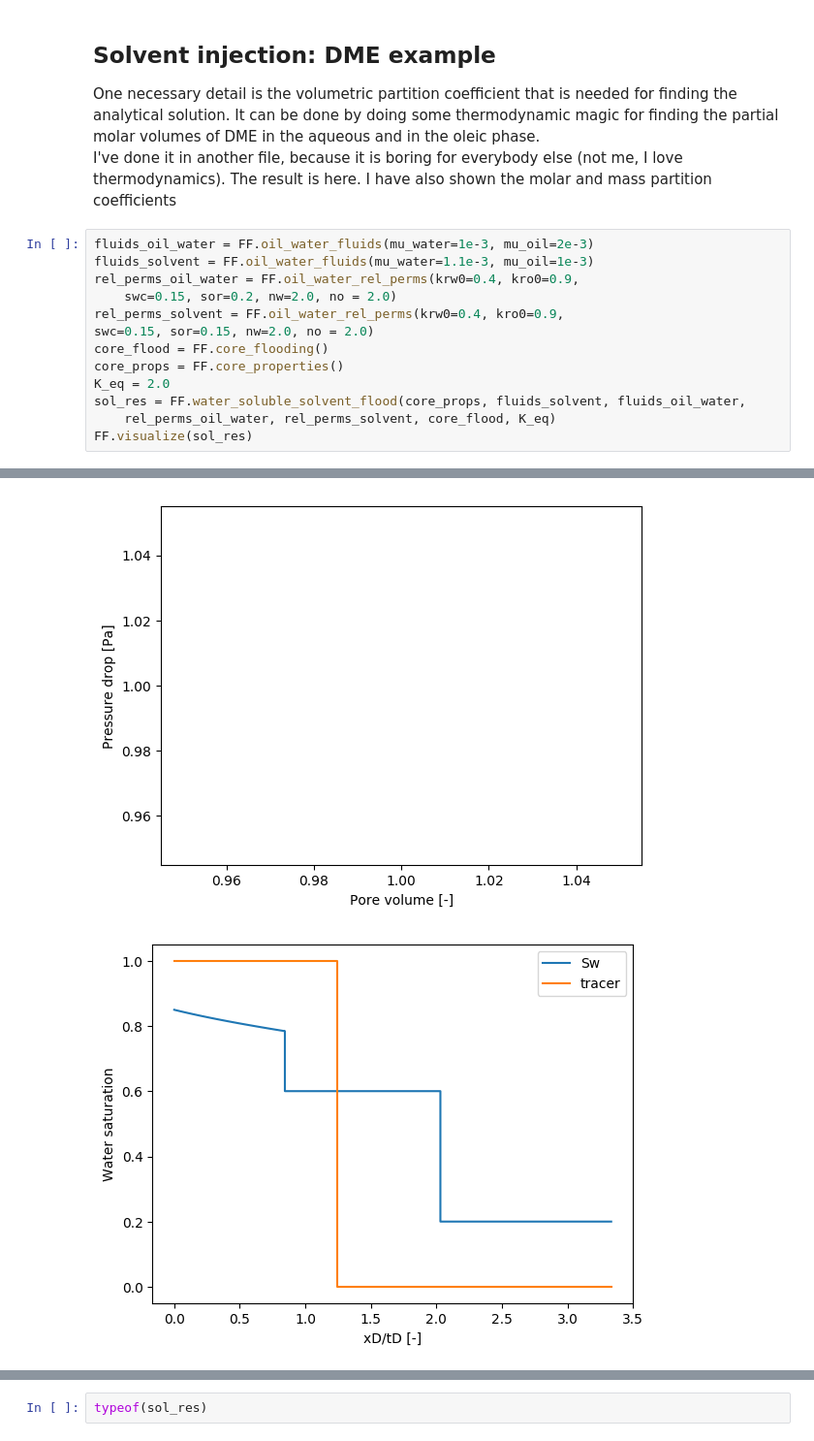
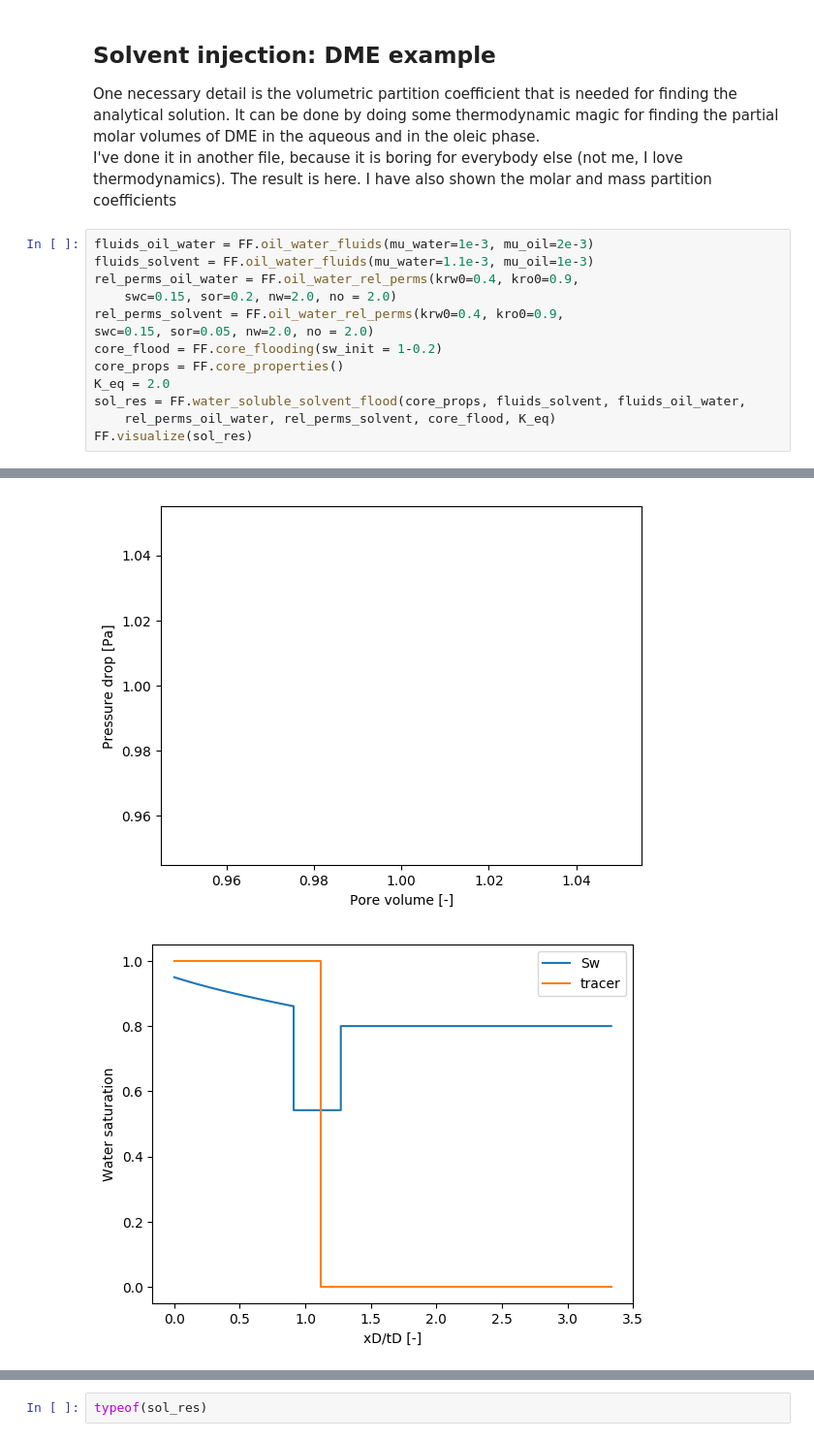
Before and after one commit to simulkade/peteng, a Jupyter notebook: analytical/notebooks/fractional_flow_smart_water.ipynb, the cells around one changed output, grey strips where cells are left out. Shown at 97% size. Cells and saved outputs as stored; diff of their text form.

Commit message:
figures for reviewers

```diff
--- a/analytical/notebooks/fractional_flow_smart_water.ipynb
+++ b/analytical/notebooks/fractional_flow_smart_water.ipynb
@@ -239,8 +238,8 @@ fluids_solvent = FF.oil_water_fluids(mu_water=1.1e-3, mu_oil=1e-3)
 rel_perms_oil_water = FF.oil_water_rel_perms(krw0=0.4, kro0=0.9,
     swc=0.15, sor=0.2, nw=2.0, no = 2.0)
 rel_perms_solvent = FF.oil_water_rel_perms(krw0=0.4, kro0=0.9,
-swc=0.15, sor=0.15, nw=2.0, no = 2.0)
-core_flood = FF.core_flooding()
+swc=0.15, sor=0.05, nw=2.0, no = 2.0)
+core_flood = FF.core_flooding(sw_init = 1-0.2)
 core_props = FF.core_properties()
 K_eq = 2.0
 sol_res = FF.water_soluble_solvent_flood(core_props, fluids_solvent, fluids_oil_water,
@@ -252,2 +251,2 @@ FF.visualize(sol_res)
 [figure]
-[figure, old version]
+[figure, new version]
```
Also changed, not shown: parts of 3 cells of this notebook, 1 other file.
